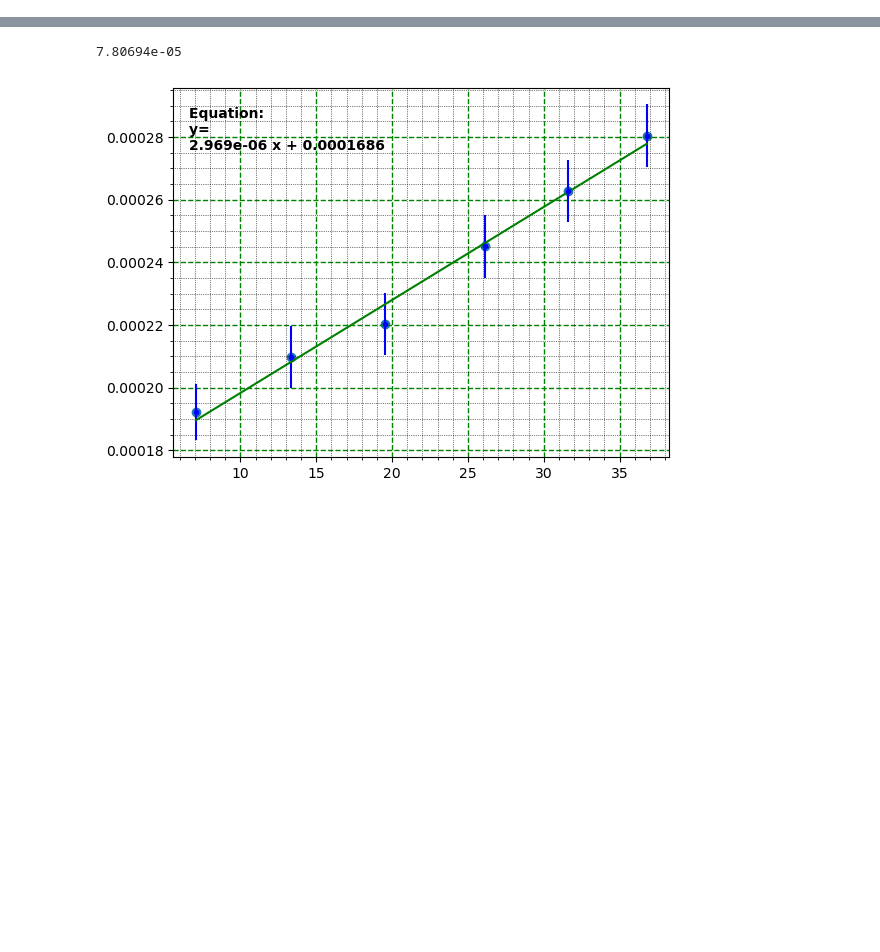
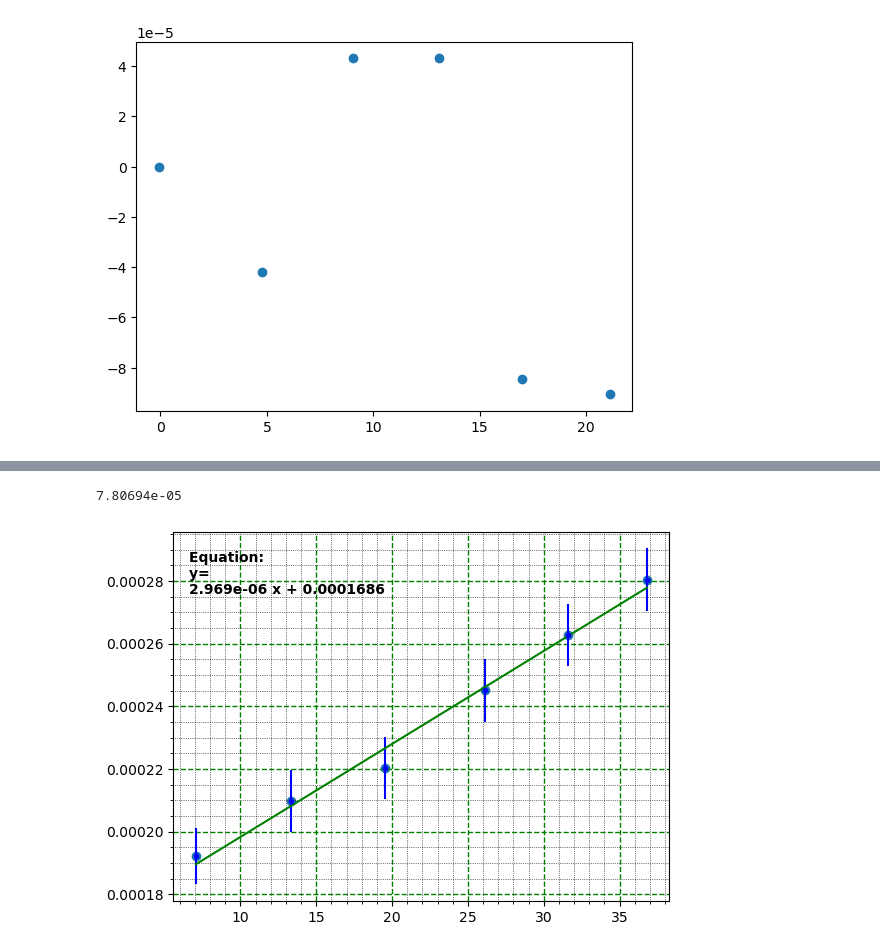
Before and after one commit to Saam-SEOP-Lab/alkali-density, a Jupyter notebook: DensityDataPlotter.ipynb, the cells around one changed output, grey strips where cells are left out. Saved outputs shown, nothing was run; the diff lists cells and outputs as text; code cells hidden in the pictures; blank space fills up the shorter version.

```diff
--- a/DensityDataPlotter.ipynb
+++ b/DensityDataPlotter.ipynb
@@ -57,0 +131,42 @@ den.better_plot(my_settings)
+# %%
+#import all the things!!!
+
+#real python libraries
+import numpy as np
+import matplotlib.pyplot as plt
+#stuff I wrote
+import DataSet as ds
+import densityplots as den
+import Functions as func
+import plotSettings as ps
+import Utilities as util
+
+
+#let's try to set up a module where I can enter the date collected, and trial number and get back a graph
+
+#the date I want data for
+target_date_d = '19'
+target_date_m = '09'
+target_date_y = '2023'
+
+#step 1 get the data from the json file
+filepath = 'Data/rotationdata_'+target_date_m+target_date_d+target_date_y+'.json'
+#collection data in YYYY-MM-DD
+target_date = target_date_y+'-'+target_date_m+'-'+target_date_d
+trialnum = 2
+my_data = util.get_data_from_file(filepath, target_date, trialnum)
+
+#now I have the data. Excellent. Now it needs to be put into a dataSet object
+#analysis = ds.DataSet(my_data,func.line,'line',100)
+
+#create a subset of data to analyze
+#subset = analysis.data_subset_index('after',1)
+#analysis2 = ds.DataSet(subset, func.line, 'line', 100)
+
+#get the fitted data from the raw subset data
+#fitted_data = analysis2.get_fit_line(50, 'line')
+
+plt.scatter(my_data.x, my_data.y)
+plt.show()
+# %% [output]
+[figure, added]
```
Also changed, not shown: parts of 3 cells of this notebook, 21 other files.
